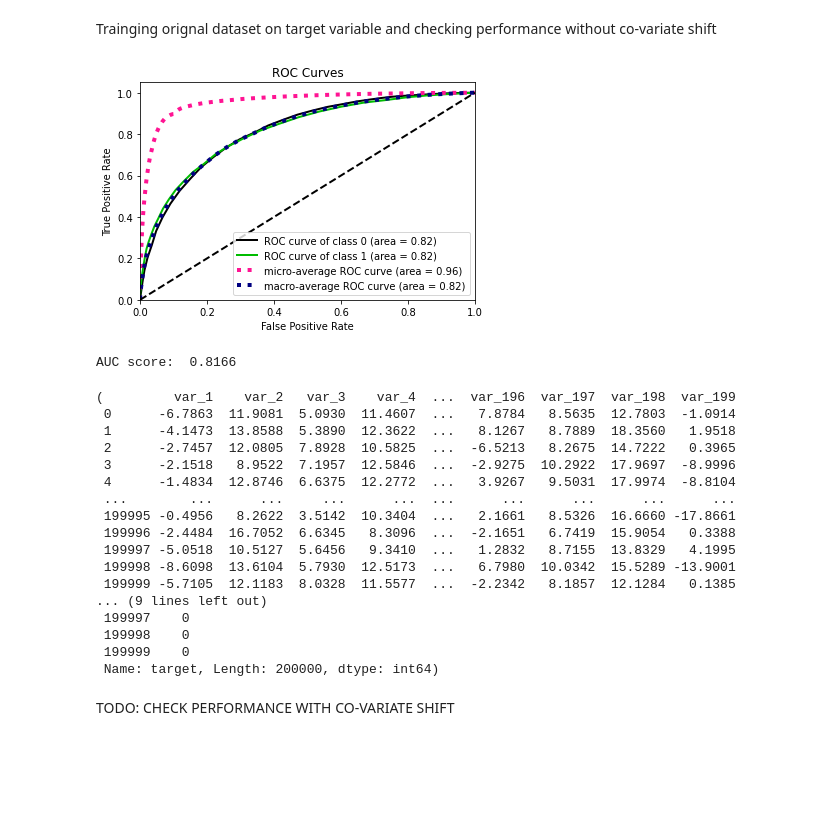
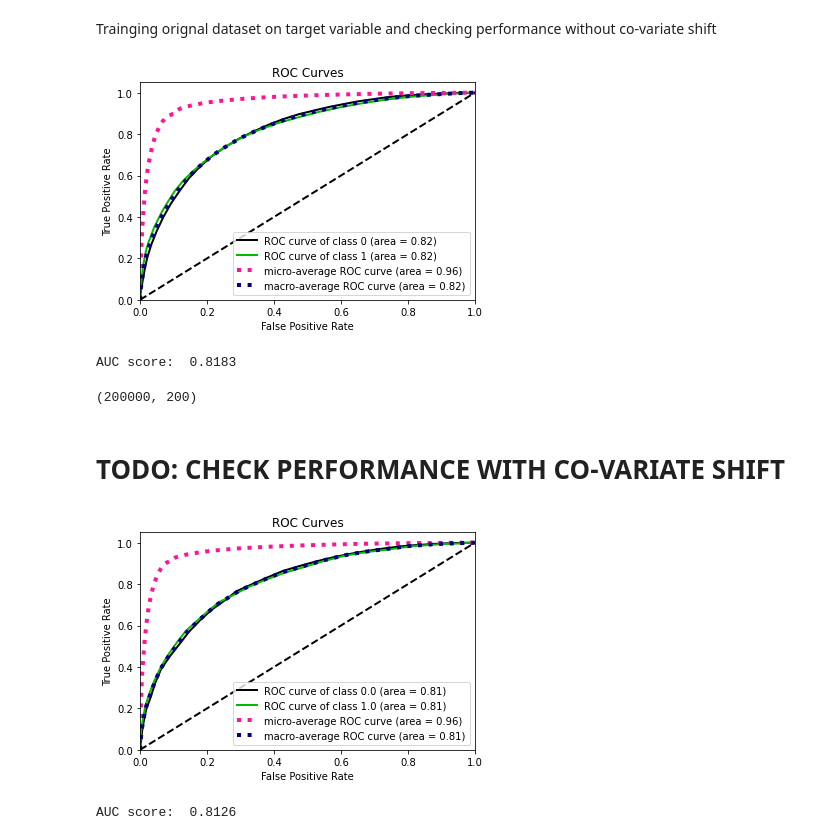
Before and after one commit to syedsauda/CE888, a Jupyter notebook: Assignment2/Assignment2_dataset3.ipynb, the cells around one changed output. Cells and saved outputs as stored; diff of their text form; code cells hidden in the pictures; blank space fills up the shorter version.

```diff
--- a/Assignment2/Assignment2_dataset3.ipynb
+++ b/Assignment2/Assignment2_dataset3.ipynb
@@ -143,6 +166,21 @@ def split_and_classify(df, feature):
   plt.show()
   print('AUC score: ', round(roc_auc_score(y_true=y_test, y_score=y_test_score[:,1]), 4))
   return X,y;
+# %%
+def classify_rfc(train_df, test_df, feature):
+
+  X_train = train_df.drop(columns=[feature])
+  y_train = train_df[feature]
+
+  X_test = test_df.drop(columns=[feature])
+  y_test = test_df[feature]
+
+  rfc = RandomForestClassifier()
+  rfc.fit(X_train, y_train)
+  y_test_score = rfc.predict_proba(X_test)
+  skplt.metrics.plot_roc(y_test, y_test_score)
+  plt.show()
+  print('AUC score: ', round(roc_auc_score(y_true=y_test, y_score=y_test_score[:,1]), 4))
 # %%
 X,y = split_and_classify(df,"is_test")
 # %% [output]
@@ -201,26 +238,20 @@ AUC score:  0.4976
 Trainging orignal dataset on target variable and checking performance without co-variate shift
 # %%
 df_no_covariate = orig_df_train.drop(columns=[id_var,"var_0"])
-split_and_classify(df_no_covariate,"target")
+unused,unused2 = split_and_classify(df_no_covariate,"target")
 # %% [output]
 [figure]
-AUC score:  0.8166
+AUC score:  0.8183
-(         var_1    var_2   var_3    var_4  ...  var_196  var_197  var_198  var_199
- 0      -6.7863  11.9081  5.0930  11.4607  ...   7.8784   8.5635  12.7803  -1.0914
- 1      -4.1473  13.8588  5.3890  12.3622  ...   8.1267   8.7889  18.3560   1.9518
- 2      -2.7457  12.0805  7.8928  10.5825  ...  -6.5213   8.2675  14.7222   0.3965
- 3      -2.1518   8.9522  7.1957  12.5846  ...  -2.9275  10.2922  17.9697  -8.9996
- 4      -1.4834  12.8746  6.6375  12.2772  ...   3.9267   9.5031  17.9974  -8.8104
- ...        ...      ...     ...      ...  ...      ...      ...      ...      ...
- 199995 -0.4956   8.2622  3.5142  10.3404  ...   2.1661   8.5326  16.6660 -17.8661
- 199996 -2.4484  16.7052  6.6345   8.3096  ...  -2.1651   6.7419  15.9054   0.3388
- 199997 -5.0518  10.5127  5.6456   9.3410  ...   1.2832   8.7155  13.8329   4.1995
- 199998 -8.6098  13.6104  5.7930  12.5173  ...   6.7980  10.0342  15.5289 -13.9001
- 199999 -5.7105  12.1183  8.0328  11.5577  ...  -2.2342   8.1857  12.1284   0.1385
-... (9 lines left out)
- 199997    0
- 199998    0
- 199999    0
- Name: target, Length: 200000, dtype: int64)
+# %%
+df_no_covariate.shape
+# %% [output]
+(200000, 200)
 # %% [markdown]
-TODO: CHECK PERFORMANCE WITH CO-VARIATE SHIFT
+# TODO: CHECK PERFORMANCE WITH CO-VARIATE SHIFT
+# %%
+df_train = orig_df_train.where(orig_df_train["var_0"]>8.5).dropna().drop(columns=[id_var])
+df_test = orig_df_train.where(orig_df_train["var_0"]<=8.5).dropna().drop(columns=[id_var])
+classify_rfc(df_train,df_test,"target")
+# %% [output]
+[figure, added]
+AUC score:  0.8126
```
Also changed, not shown: parts of 9 cells of this notebook.
